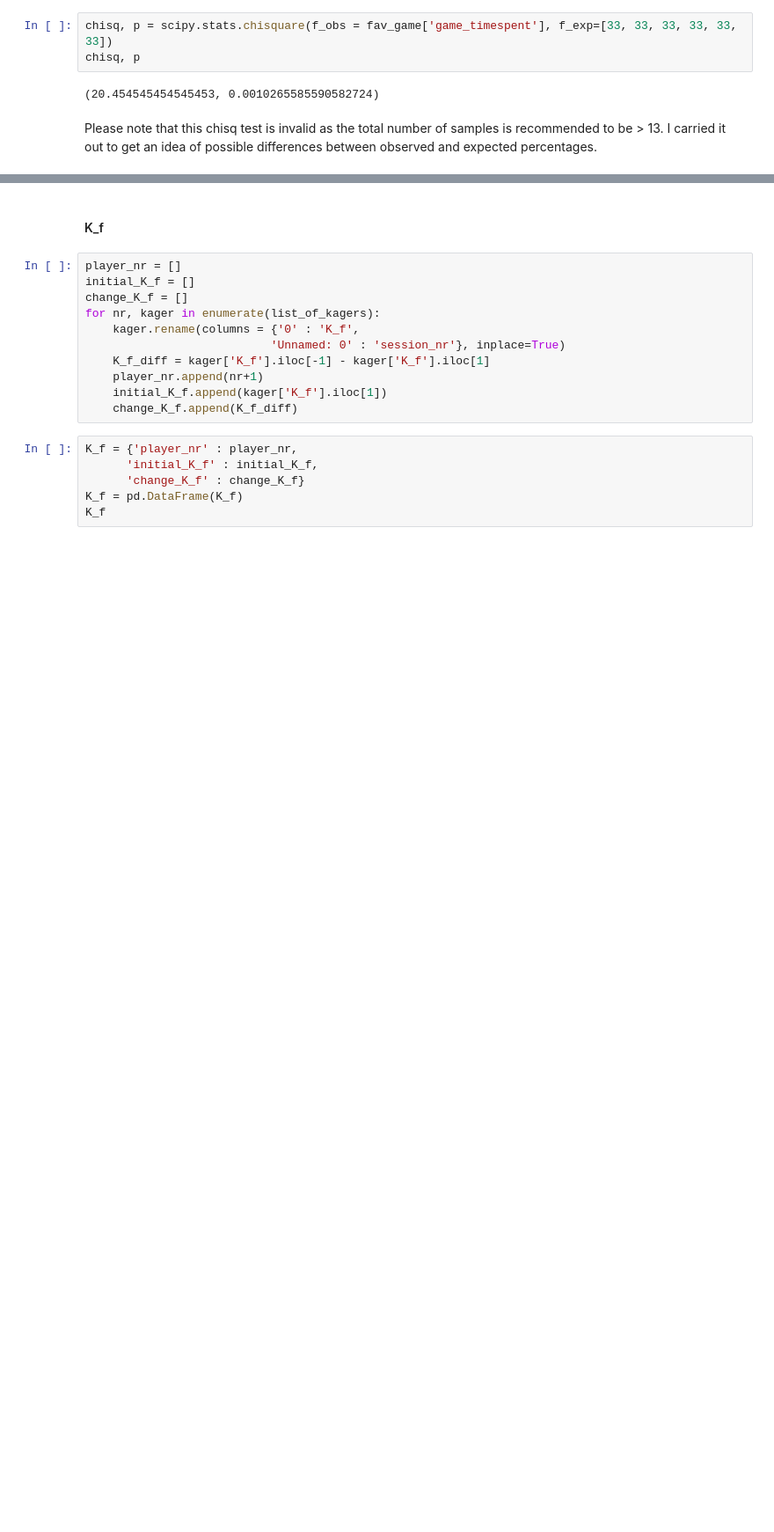
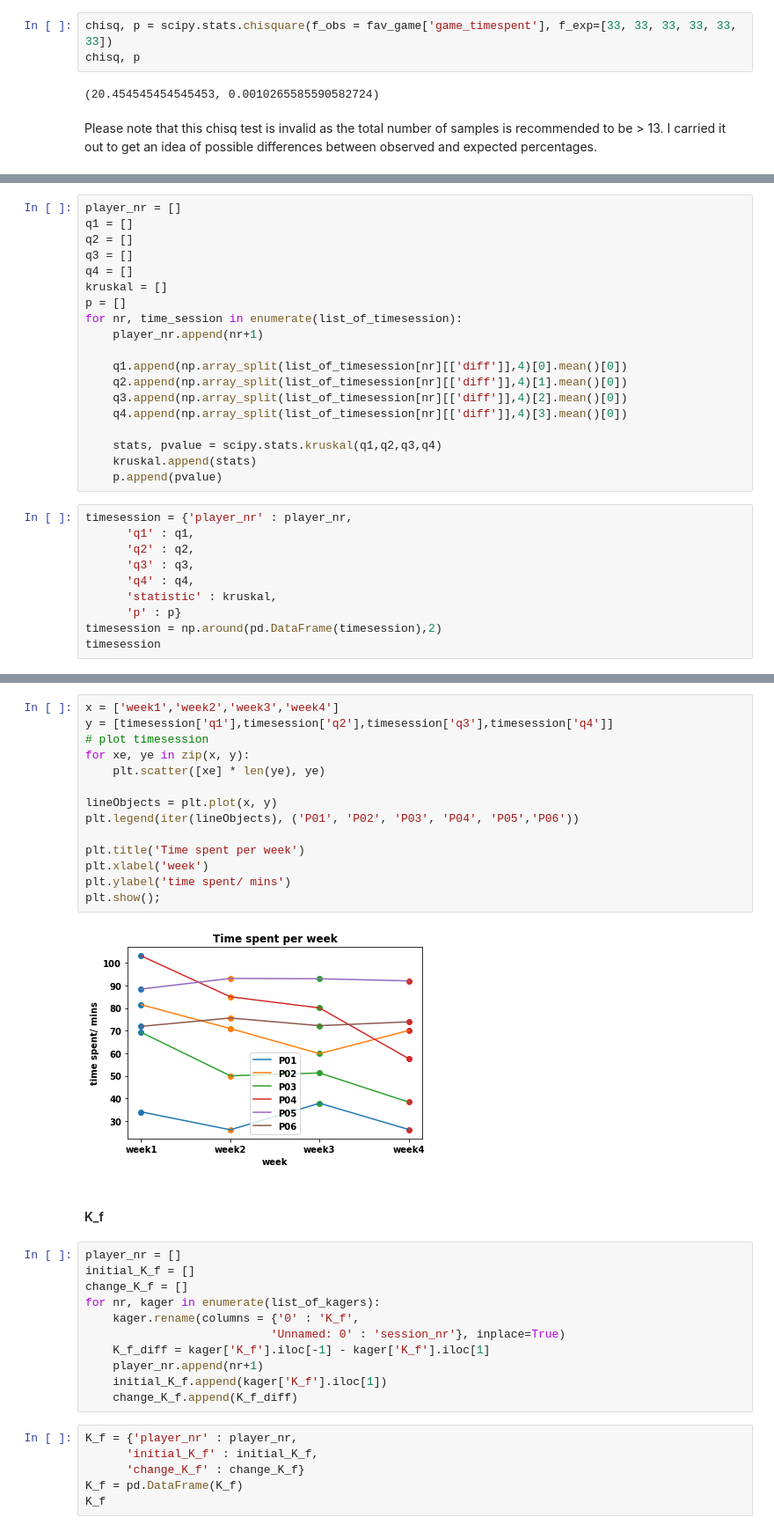
Before and after one commit to doscsy12/robotic_hometherapy, a Jupyter notebook: EDA_K_f.ipynb, the cells around one changed output, grey strips where cells are left out. Shown at 88% size. Drawn from its saved outputs; the diff is of its cells as text; blank space fills up the shorter version.

Commit message:
Update timesession

```diff
--- a/EDA_K_f.ipynb
+++ b/EDA_K_f.ipynb
@@ -111,0 +117,29 @@ Please note that this chisq test is invalid as the total number of samples is re
+# %%
+player_nr = []
+q1 = []
+q2 = []
+q3 = []
+q4 = []
+kruskal = []
+p = []
+for nr, time_session in enumerate(list_of_timesession):
+    player_nr.append(nr+1)
+
+    q1.append(np.array_split(list_of_timesession[nr][['diff']],4)[0].mean()[0])
+    q2.append(np.array_split(list_of_timesession[nr][['diff']],4)[1].mean()[0])
+    q3.append(np.array_split(list_of_timesession[nr][['diff']],4)[2].mean()[0])
+    q4.append(np.array_split(list_of_timesession[nr][['diff']],4)[3].mean()[0])
+
+    stats, pvalue = scipy.stats.kruskal(q1,q2,q3,q4)
+    kruskal.append(stats)
+    p.append(pvalue)
+# %%
+timesession = {'player_nr' : player_nr,
+      'q1' : q1,
+      'q2' : q2,
+      'q3' : q3,
+      'q4' : q4,
+      'statistic' : kruskal,
+      'p' : p}
+timesession = np.around(pd.DataFrame(timesession),2)
+timesession
@@ -112,3 +161,19 @@ Please note that this chisq test is invalid as the total number of samples is re
+# %%
+x = ['week1','week2','week3','week4']
+y = [timesession['q1'],timesession['q2'],timesession['q3'],timesession['q4']]
+# plot timesession
+for xe, ye in zip(x, y):
+    plt.scatter([xe] * len(ye), ye)
+
+lineObjects = plt.plot(x, y)
+plt.legend(iter(lineObjects), ('P01', 'P02', 'P03', 'P04', 'P05','P06'))
+
+plt.title('Time spent per week')
+plt.xlabel('week')
+plt.ylabel('time spent/ mins')
+plt.show();
+# %% [output]
+[figure, added]
 # %% [markdown]
 #### K_f
 # %%
```
Also changed, not shown: parts of 5 cells of this notebook.
